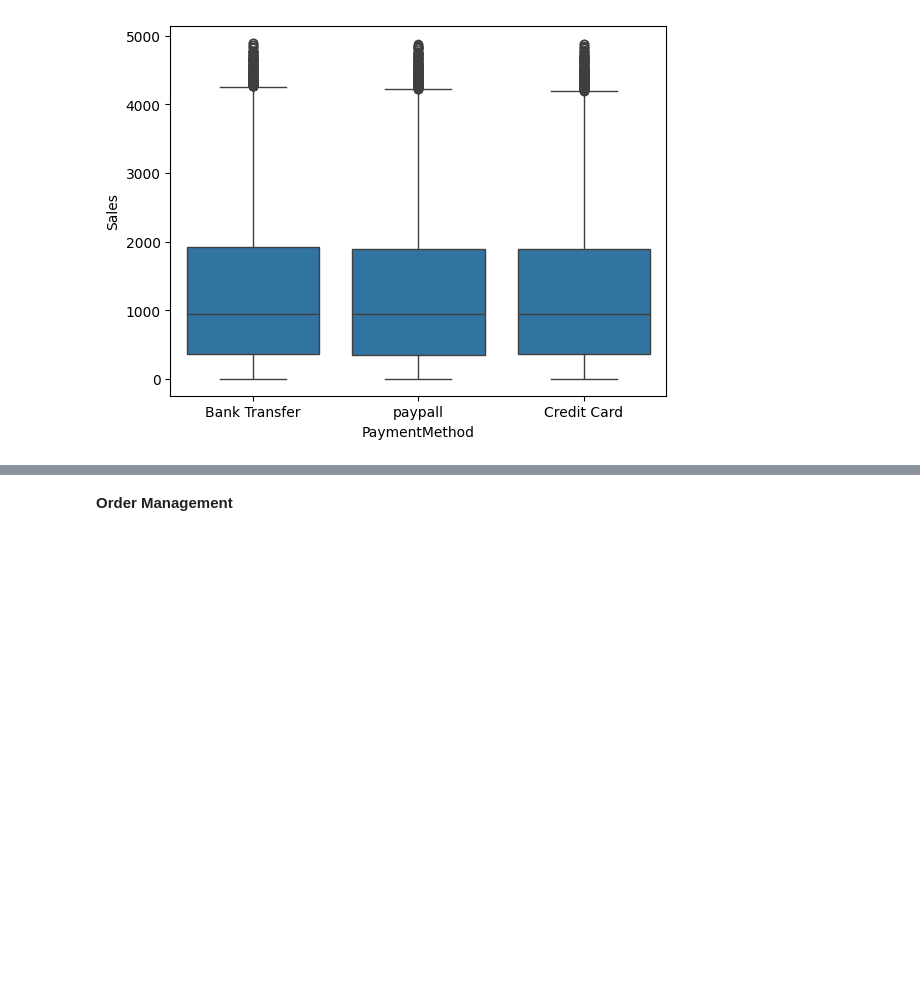
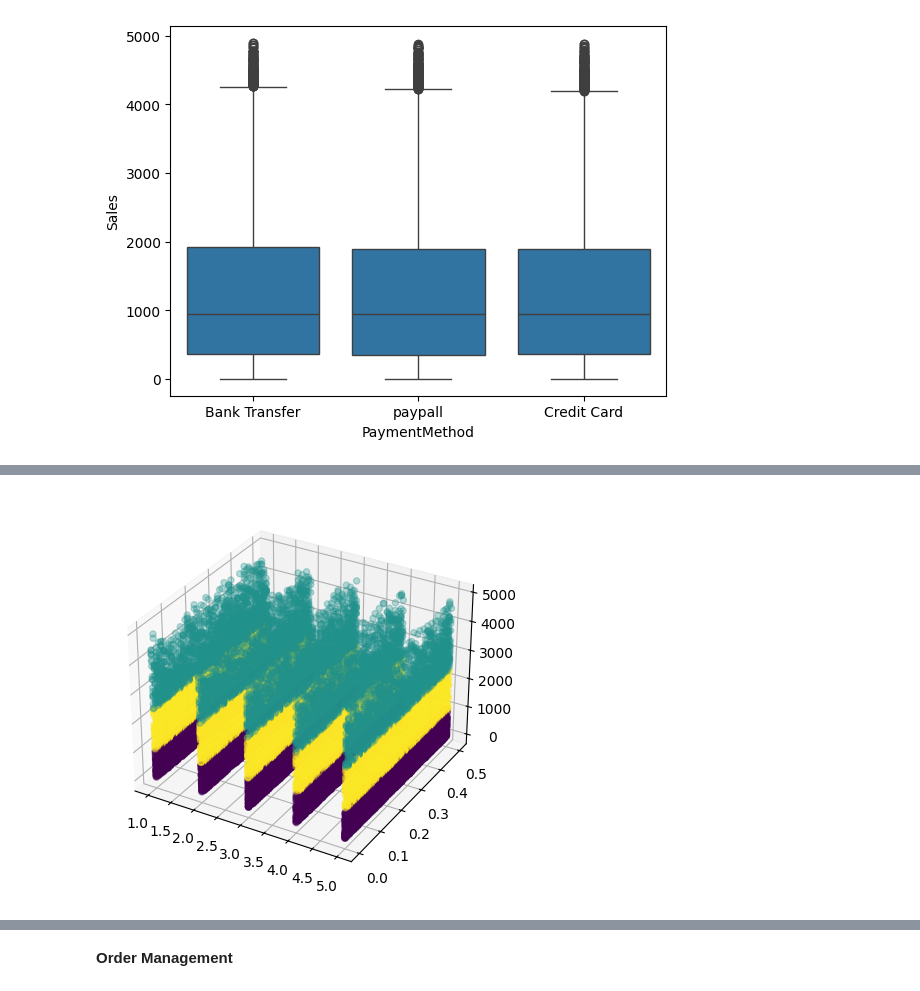
Before and after one commit to llh139/Data-Analytics-Portfolio, a Jupyter notebook: Online Sales Dataset Analysis/Online Sales Dataset.ipynb, the cells around one changed output, grey strips where cells are left out. Drawn from its saved outputs; the diff is of its cells as text; code cells hidden in the pictures; blank space fills up the shorter version.

```diff
--- a/Online Sales Dataset Analysis/Online Sales Dataset.ipynb
+++ b/Online Sales Dataset Analysis/Online Sales Dataset.ipynb
@@ -410,0 +402,6 @@ sns.boxplot(x=df['PaymentMethod'], y=df['Sales'])
+# %%
+df = turn_categories_into_num(df, 'Category')
+# %%
+X = df[['CategoryNo', 'Discount', 'Sales']]
+kmeans = KMeans(n_clusters=3)
+kmeans.fit(X)
@@ -410,0 +428,9 @@ sns.boxplot(x=df['PaymentMethod'], y=df['Sales'])
+# %%
+from mpl_toolkits.mplot3d import Axes3D
+# plt.scatter(X['Discount'], X['Sales'], c=kmeans.labels_, alpha=0.5)
+fig = plt.figure(figsize=(5, 5))
+ax = fig.add_subplot(111, projection='3d')
+ax.scatter(X['CategoryNo'], X['Discount'], X['Sales'], c=kmeans.labels_, alpha=0.3)
+plt.show()
+# %% [output]
+[figure, added]
```
Also changed, not shown: parts of 32 cells of this notebook, 2 other files.
